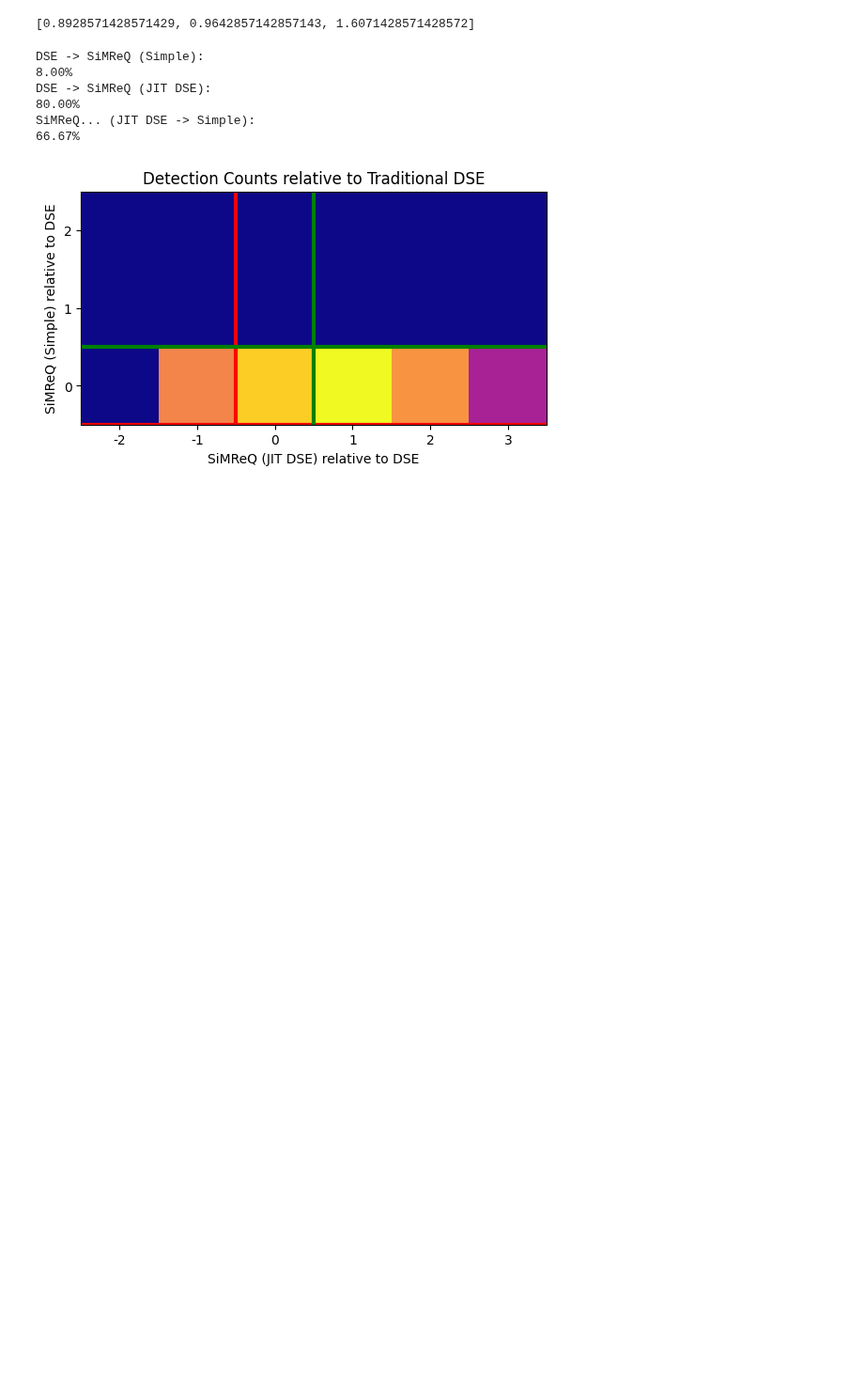
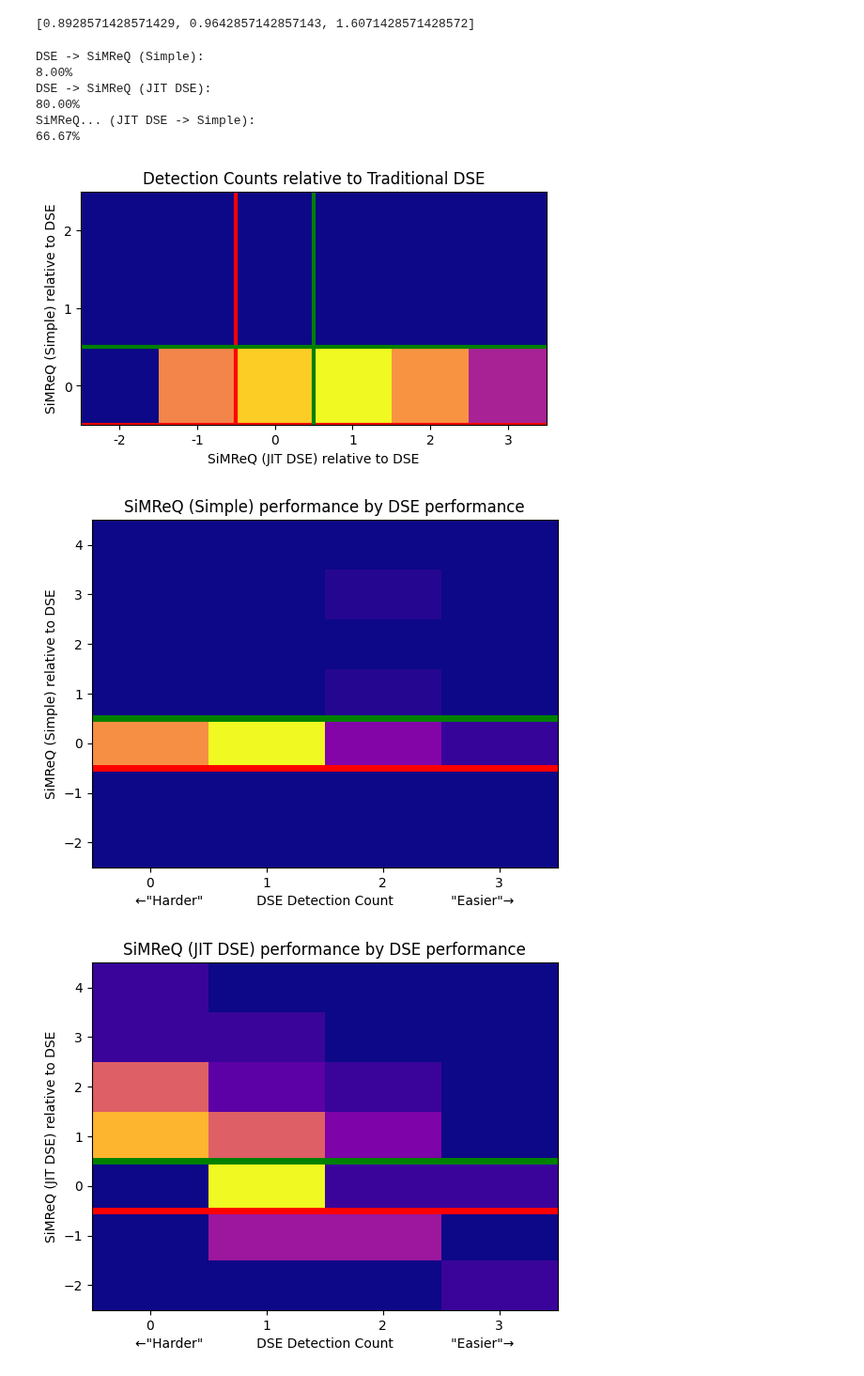
Before and after one commit to LostBitset/quiver_se, a Jupyter notebook: go_project/analysis/Analysis.ipynb, the cells around one changed output. Shown at 94% size. Saved outputs shown, nothing was run; the diff lists cells and outputs as text; code cells hidden in the pictures; blank space fills up the shorter version.

Commit message:
much better heatmaps :)

```diff
--- a/go_project/analysis/Analysis.ipynb
+++ b/go_project/analysis/Analysis.ipynb
@@ -173,2 +176,28 @@ plt.show()
 # %% [output]
 [figure]
+# %%
+def plot_heatmap_diff_over_trad(what, name="unknown"):
+    rangex = [ i - 0.5 for i in (0, 4) ]
+    rangey = [ i - 0.5 for i in (-2, 5) ]
+    plt.hist2d(
+        [ i - 0.5 for i in table.cols["DSE"] ],
+        list(map(lambda x, y: (x - y) - 0.5, table.cols[what], table.cols["DSE"])),
+        cmap="plasma",
+        range=(rangex, rangey),
+        bins=(int(rangex[1]-rangex[0]), int(rangey[1]-rangey[0])),
+    )
+    plt.xticks([0.0, 1.0, 2.0, 3.0])
+    plt.axline([0, -0.5], [1, -0.5], color="red", linewidth=5)
+    plt.axline([0, 0.5], [1, 0.5], color="green", linewidth=5)
+    spaces = " " * 12
+    offset = " " * 1
+    plt.xlabel(f"←\"Harder\"{spaces} DSE Detection Count {offset}{spaces}\"Easier\"→")
+    plt.ylabel(f"{what} relative to DSE")
+    plt.title(f"{what} performance by DSE performance")
+    plt.savefig(f"dsejd2d-{name}.png", **savefig_kwargs)
+    plt.show()
+plot_heatmap_diff_over_trad("SiMReQ (Simple)", "simple")
+plot_heatmap_diff_over_trad("SiMReQ (JIT DSE)", "jitdse")
+# %% [output]
+[figure, added]
+[figure, added]
```
Also changed, not shown: parts of 1 cell of this notebook, 2 other files.
